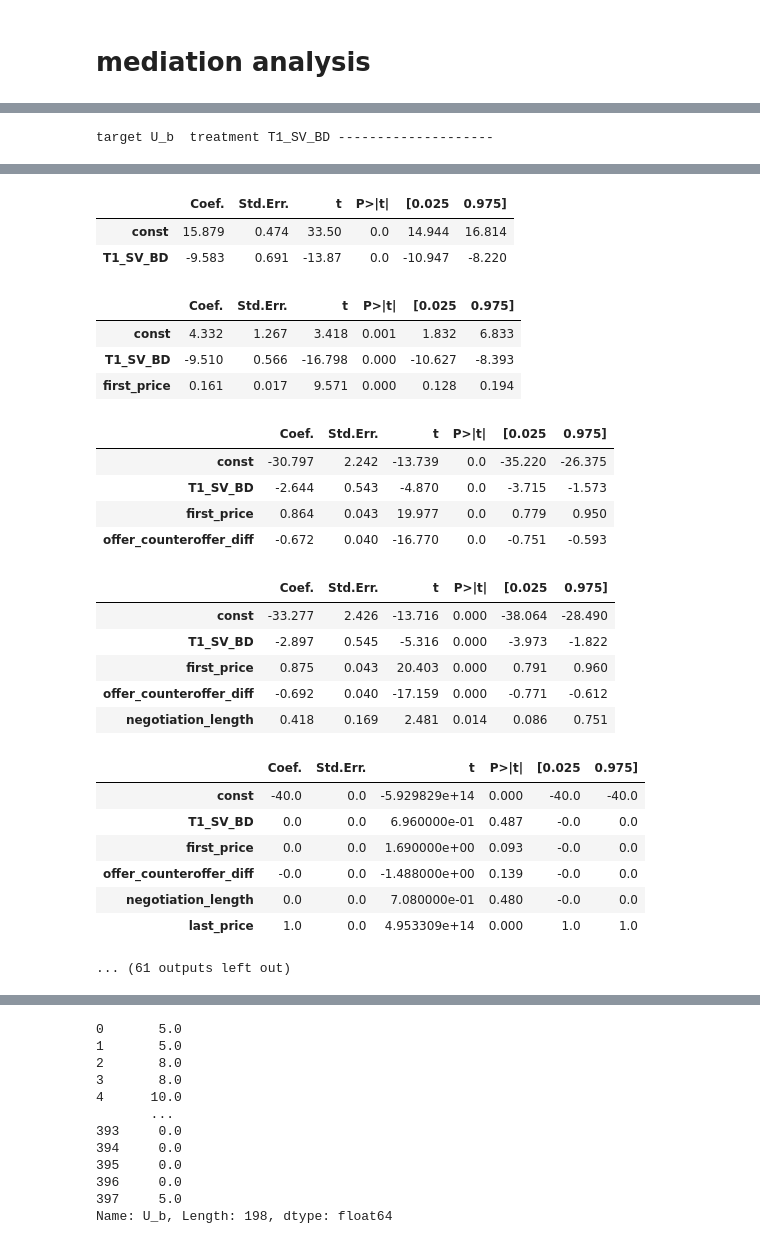
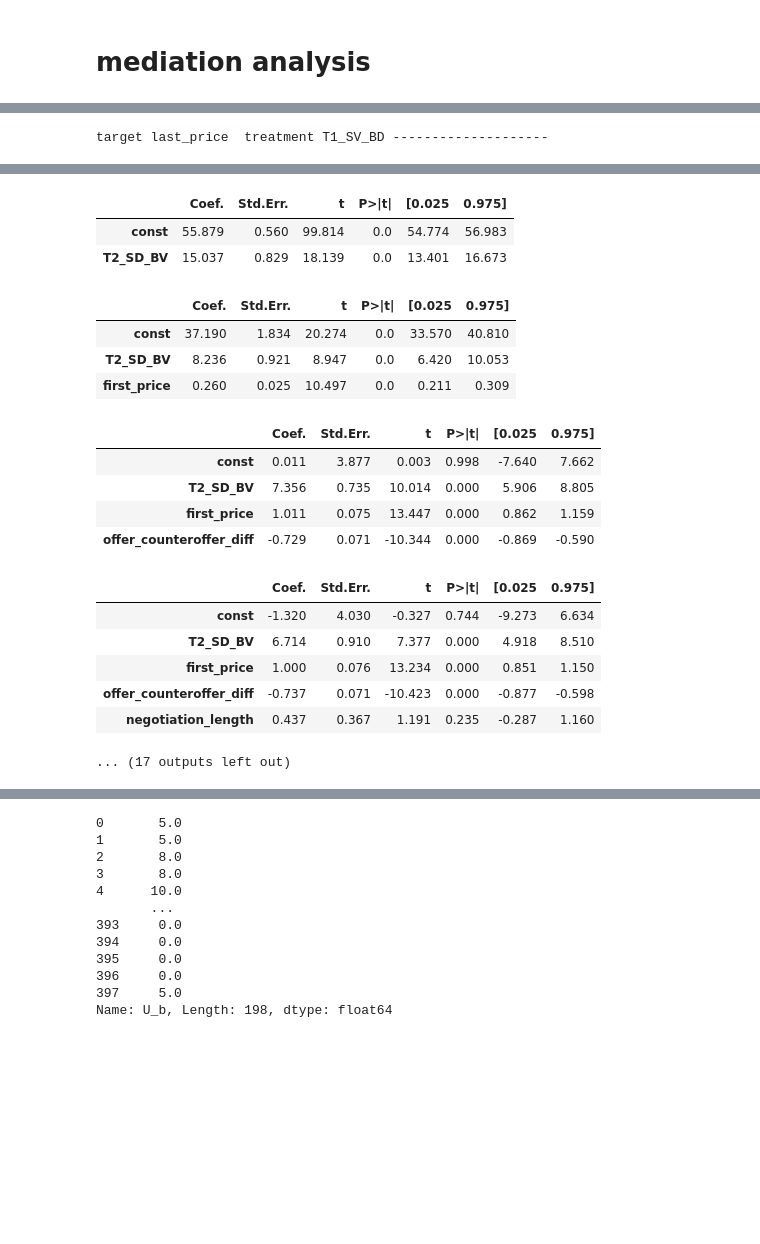
Before and after one commit to ashishpanchal33/NegotiationArena_personality_exp, a Jupyter notebook: Untitled.ipynb, the cells around one changed output, grey strips where cells are left out. Drawn from its saved outputs; the diff is of its cells as text; code cells hidden in the pictures; blank space fills up the shorter version.

Commit message:
Update [NegotiationArena]_Run_BuySell_Game.ipynb

```diff
--- a/Untitled.ipynb
+++ b/Untitled.ipynb
@@ -286,0 +335,15 @@ Coeff_.fillna("")
+# %%
+def run_reg( data, y = 'U_s',a = 'T1_SV_BD',param_list = ['first_price', 'offer_counteroffer_diff', 'negotiation_length', 'last_price']):
+
+
+
+    summary_tables = []
+    for i in range(len(param_list)+1):
+        Y = data[ y]
+        X = data[[a] + param_list[:i]]
+        # Add a constant term
+        X = sm.add_constant(X)
+        model = sm.OLS(Y, X).fit()
+        display(model.summary2().tables[1].round(3))
+        summary_tables.append(model.summary2())
+    return summary_tables
@@ -438,7 +506,7 @@ for a in ['T1_SV_BD','T2_SD_BV', 'T3_SV_BA', 'T4_SA_BV']:
     corre_df_2 = corre_df[ corre_df[no_chosen_columns].sum(axis =1) == 0]
     #rune_1_results =  run_reg( corre_df_2, y = 'G',a = 'T1_SV_BD')
 
-    for Y in ['U_b','U_s','G']:
+    for Y in ['last_price']:#:['U_b','U_s','RFD']:
 
 
 
@@ -455,20 +523,26 @@ for a in ['T1_SV_BD','T2_SD_BV', 'T3_SV_BA', 'T4_SA_BV']:
         point_estimates = calculate_serial_indirect_effects(corre_df_2)
 
         results_dict[(Y,a)] = {'ci':ci, 'point_estimates':point_estimates,
-                              'main_effects' : run_reg( corre_df_2, y = Y,a = a)
+                              'main_effects' : run_reg( corre_df_2, y = Y,a = a,
+        param_list = ['first_price', 'offer_counteroffer_diff', 'negotiation_length','interaction_L_LP','last_price'])
+
+
+
                               }
+
+        d,e,f,g = 'first_price', 'offer_counteroffer_diff', 'negotiation_length','last_price'
 
         # Print results (with interpretation)
         indirect_effect_names = [
-            "a -> d -> Y",
-            "a -> e -> Y",
-            "d -> e -> Y",
-            "e -> f -> Y",
-            "f -> g -> Y",
+            f"{a} -> {d} -> {Y}",
+            f"{a} -> {e} -> {Y}",
+            f"{d} -> {e} -> {Y}",
+            f"{e} -> {f} -> {Y}",
+            f"{f} -> {g} -> {Y}",
 
-            "a -> g -> Y",
-            "d -> g -> Y",
-            "e -> g -> Y",
+            f"{a} -> {g} -> {Y}",
+            f"{d} -> {g} -> {Y}",
+            f"{e} -> {g} -> {Y}",
 
         ]
 
@@ -484,5 +558,5 @@ for a in ['T1_SV_BD','T2_SD_BV', 'T3_SV_BA', 'T4_SA_BV']:
 # a is the treatement indicator, Y is the as output.
 #d, e,f,g = 'first_price', 'offer_counteroffer_diff', 'negotiation_length', 'last_price'
 # %% [output]
-target U_b  treatment T1_SV_BD --------------------
+target last_price  treatment T1_SV_BD --------------------
 |  | Coef. | Std.Err. | t | P>|t| | [0.025 | 0.975] |
@@ -530,26 +612,19 @@ target U_s  treatment T1_SV_BD --------------------
-|  | Coef. | Std.Err. | t | P>|t| | [0.025 | 0.975] |
-| const | 15.879 | 0.474 | 33.50 | 0.0 | 14.944 | 16.814 |
-| T1_SV_BD | -9.583 | 0.691 | -13.87 | 0.0 | -10.947 | -8.220 |
 |  | Coef. | Std.Err. | t | P>|t| | [0.025 | 0.975] |
-| const | 4.332 | 1.267 | 3.418 | 0.001 | 1.832 | 6.833 |
-| T1_SV_BD | -9.510 | 0.566 | -16.798 | 0.000 | -10.627 | -8.393 |
-| first_price | 0.161 | 0.017 | 9.571 | 0.000 | 0.128 | 0.194 |
+| const | 55.879 | 0.560 | 99.814 | 0.0 | 54.774 | 56.983 |
+| T2_SD_BV | 15.037 | 0.829 | 18.139 | 0.0 | 13.401 | 16.673 |
 |  | Coef. | Std.Err. | t | P>|t| | [0.025 | 0.975] |
-| const | -30.797 | 2.242 | -13.739 | 0.0 | -35.220 | -26.375 |
-| T1_SV_BD | -2.644 | 0.543 | -4.870 | 0.0 | -3.715 | -1.573 |
-| first_price | 0.864 | 0.043 | 19.977 | 0.0 | 0.779 | 0.950 |
-| offer_counteroffer_diff | -0.672 | 0.040 | -16.770 | 0.0 | -0.751 | -0.593 |
+| const | 37.190 | 1.834 | 20.274 | 0.0 | 33.570 | 40.810 |
+| T2_SD_BV | 8.236 | 0.921 | 8.947 | 0.0 | 6.420 | 10.053 |
+| first_price | 0.260 | 0.025 | 10.497 | 0.0 | 0.211 | 0.309 |
 |  | Coef. | Std.Err. | t | P>|t| | [0.025 | 0.975] |
-| const | -33.277 | 2.426 | -13.716 | 0.000 | -38.064 | -28.490 |
-| T1_SV_BD | -2.897 | 0.545 | -5.316 | 0.000 | -3.973 | -1.822 |
-| first_price | 0.875 | 0.043 | 20.403 | 0.000 | 0.791 | 0.960 |
-| offer_counteroffer_diff | -0.692 | 0.040 | -17.159 | 0.000 | -0.771 | -0.612 |
-| negotiation_length | 0.418 | 0.169 | 2.481 | 0.014 | 0.086 | 0.751 |
+| const | 0.011 | 3.877 | 0.003 | 0.998 | -7.640 | 7.662 |
+| T2_SD_BV | 7.356 | 0.735 | 10.014 | 0.000 | 5.906 | 8.805 |
+| first_price | 1.011 | 0.075 | 13.447 | 0.000 | 0.862 | 1.159 |
+| offer_counteroffer_diff | -0.729 | 0.071 | -10.344 | 0.000 | -0.869 | -0.590 |
 |  | Coef. | Std.Err. | t | P>|t| | [0.025 | 0.975] |
-| const | -40.0 | 0.0 | -5.929829e+14 | 0.000 | -40.0 | -40.0 |
-| T1_SV_BD | 0.0 | 0.0 | 6.960000e-01 | 0.487 | -0.0 | 0.0 |
-| first_price | 0.0 | 0.0 | 1.690000e+00 | 0.093 | -0.0 | 0.0 |
-| offer_counteroffer_diff | -0.0 | 0.0 | -1.488000e+00 | 0.139 | -0.0 | 0.0 |
-| negotiation_length | 0.0 | 0.0 | 7.080000e-01 | 0.480 | -0.0 | 0.0 |
-| last_price | 1.0 | 0.0 | 4.953309e+14 | 0.000 | 1.0 | 1.0 |
+| const | -1.320 | 4.030 | -0.327 | 0.744 | -9.273 | 6.634 |
+| T2_SD_BV | 6.714 | 0.910 | 7.377 | 0.000 | 4.918 | 8.510 |
+| first_price | 1.000 | 0.076 | 13.234 | 0.000 | 0.851 | 1.150 |
+| offer_counteroffer_diff | -0.737 | 0.071 | -10.423 | 0.000 | -0.877 | -0.598 |
+| negotiation_length | 0.437 | 0.367 | 1.191 | 0.235 | -0.287 | 1.160 |
-... (61 outputs left out)
+... (17 outputs left out)
```
Also changed, not shown: parts of 136 cells of this notebook, 15 other files.
